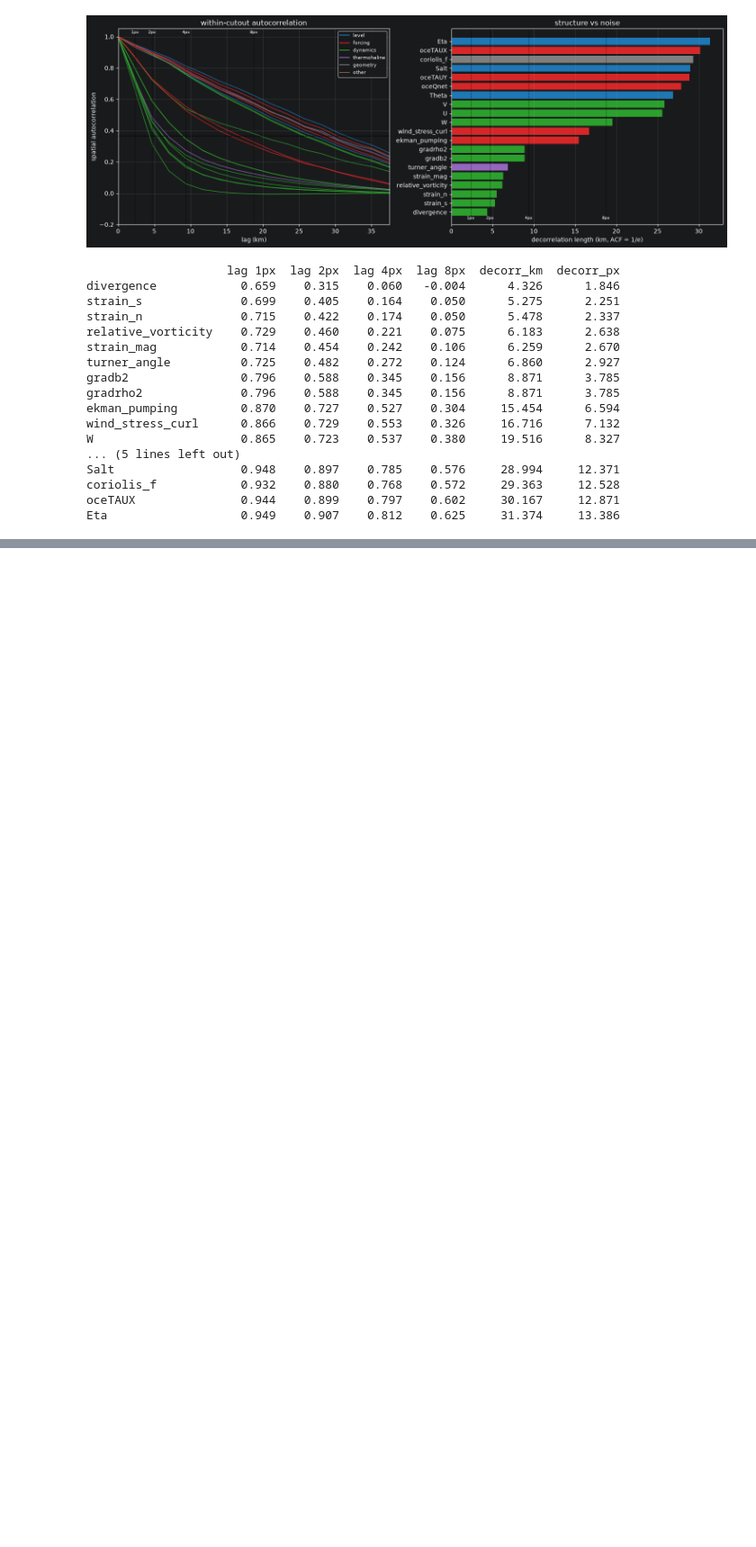
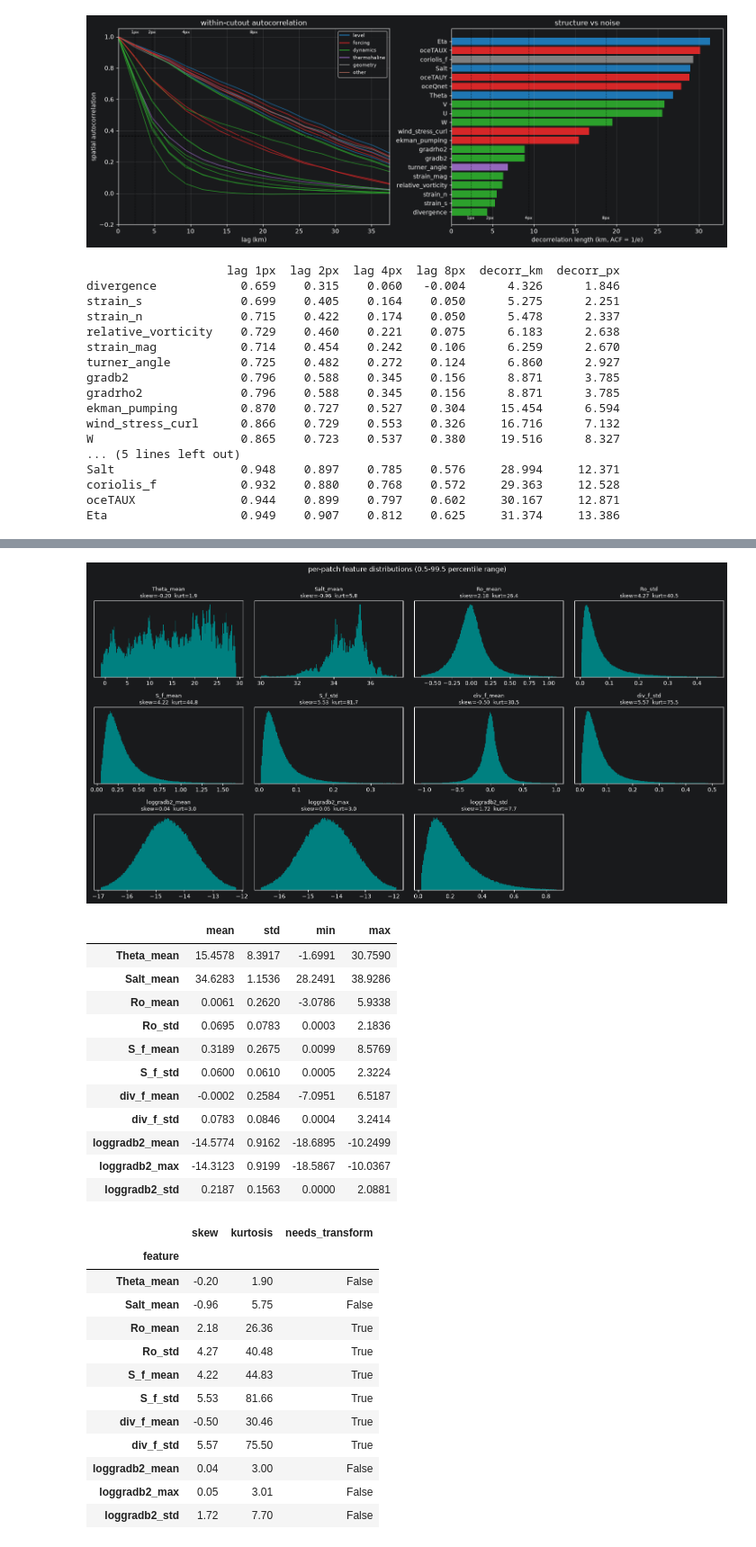
Before and after one commit to Sea-Meets-the-Stars/DBOF_Representation_Learning, a Jupyter notebook: notebooks/data_eda.ipynb, the cells around one changed output, grey strips where cells are left out. Shown at 90% size. Drawn from its saved outputs; the diff is of its cells as text; code cells hidden in the pictures; blank space fills up the shorter version.

```diff
--- a/notebooks/data_eda.ipynb
+++ b/notebooks/data_eda.ipynb
@@ -629,0 +693,54 @@ Eta                   0.949    0.907    0.812    0.625     31.374     13.386
+# %%
+feats, near_eq = build_patch_features(dataset, PATCH_SIZE, BLOCK)
+# print(f"{len(feats):,} patches | dropping {near_eq.sum():,} within 5 deg of the equator")
+# F = feats[~near_eq]
+
+f_cols = 4
+f_rows = -(-F.shape[1] // f_cols)
+fig, axes = plt.subplots(f_rows, f_cols, figsize=(4 * f_cols, 2.8 * f_rows))
+moments = []
+for a, col in zip(axes.ravel(), F.columns):
+    v = F[col].to_numpy()
+    v = v[np.isfinite(v)]
+    lo, hi = np.percentile(v, [0.5, 99.5])
+    a.hist(v, bins=200, range=(lo, hi), density=True, color="teal")
+    z = (v - v.mean()) / (v.std() + 1e-30)
+    sk, ku = float((z ** 3).mean()), float((z ** 4).mean())
+    moments.append({"feature": col, "skew": sk, "kurtosis": ku,
+                    "needs_transform": abs(sk) > 2 or ku > 10})
+    a.set_title(f"{col}\nskew={sk:.2f}  kurt={ku:.1f}", fontsize=9)
+    a.set_yticks([])
+for a in axes.ravel()[F.shape[1]:]:
+    a.axis("off")
+fig.suptitle("per-patch feature distributions (0.5-99.5 percentile range)", y=1.002)
+fig.tight_layout(); plt.show()
+
+display(F.describe().T[["mean", "std", "min", "max"]].round(4))
+pd.DataFrame(moments).set_index("feature").round(2)
+# %% [output]
+[figure, added]
+|  | mean | std | min | max |
+| Theta_mean | 15.4578 | 8.3917 | -1.6991 | 30.7590 |
+| Salt_mean | 34.6283 | 1.1536 | 28.2491 | 38.9286 |
+| Ro_mean | 0.0061 | 0.2620 | -3.0786 | 5.9338 |
+| Ro_std | 0.0695 | 0.0783 | 0.0003 | 2.1836 |
+| S_f_mean | 0.3189 | 0.2675 | 0.0099 | 8.5769 |
+| S_f_std | 0.0600 | 0.0610 | 0.0005 | 2.3224 |
+| div_f_mean | -0.0002 | 0.2584 | -7.0951 | 6.5187 |
+| div_f_std | 0.0783 | 0.0846 | 0.0004 | 3.2414 |
+| loggradb2_mean | -14.5774 | 0.9162 | -18.6895 | -10.2499 |
+| loggradb2_max | -14.3123 | 0.9199 | -18.5867 | -10.0367 |
+| loggradb2_std | 0.2187 | 0.1563 | 0.0000 | 2.0881 |
+|  | skew | kurtosis | needs_transform |
+| feature |  |  |  |
+| Theta_mean | -0.20 | 1.90 | False |
+| Salt_mean | -0.96 | 5.75 | False |
+| Ro_mean | 2.18 | 26.36 | True |
+| Ro_std | 4.27 | 40.48 | True |
+| S_f_mean | 4.22 | 44.83 | True |
+| S_f_std | 5.53 | 81.66 | True |
+| div_f_mean | -0.50 | 30.46 | True |
+| div_f_std | 5.57 | 75.50 | True |
+| loggradb2_mean | 0.04 | 3.00 | False |
+| loggradb2_max | 0.05 | 3.01 | False |
+| loggradb2_std | 1.72 | 7.70 | False |
```
Also changed, not shown: parts of 9 cells of this notebook, 3 other files.
